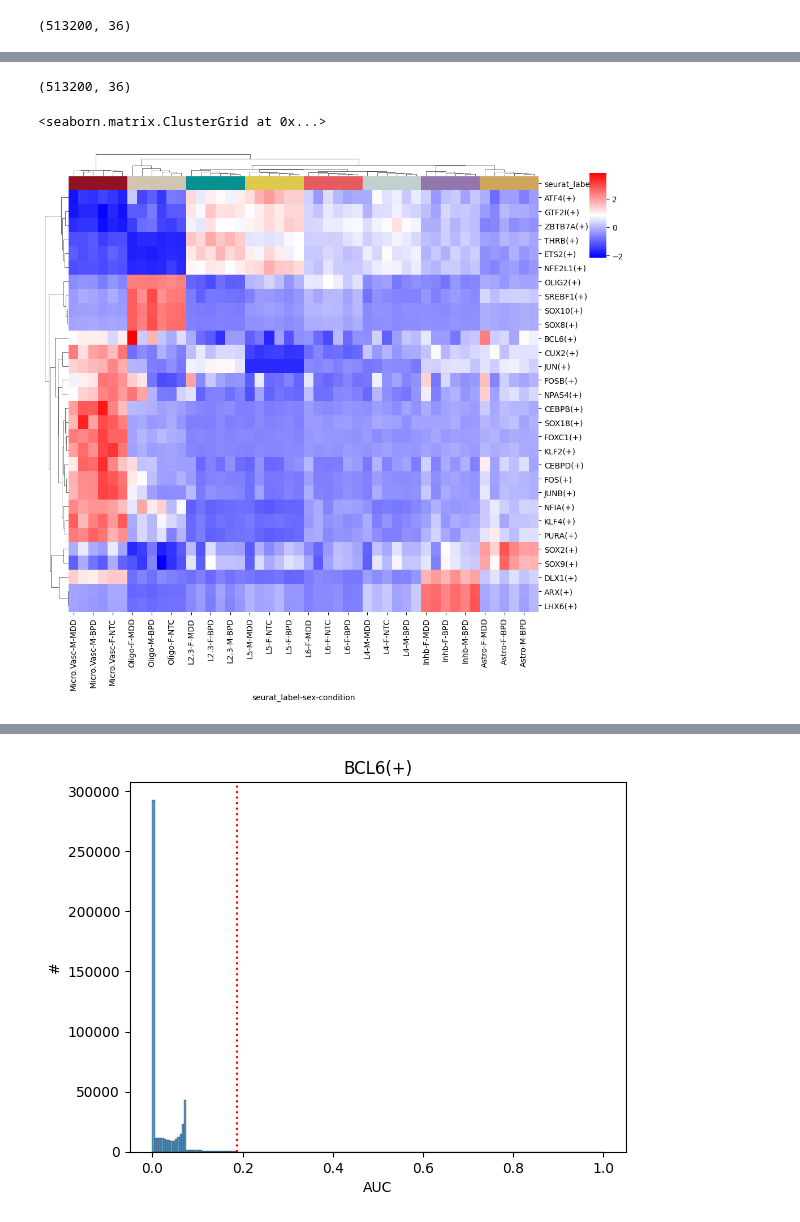
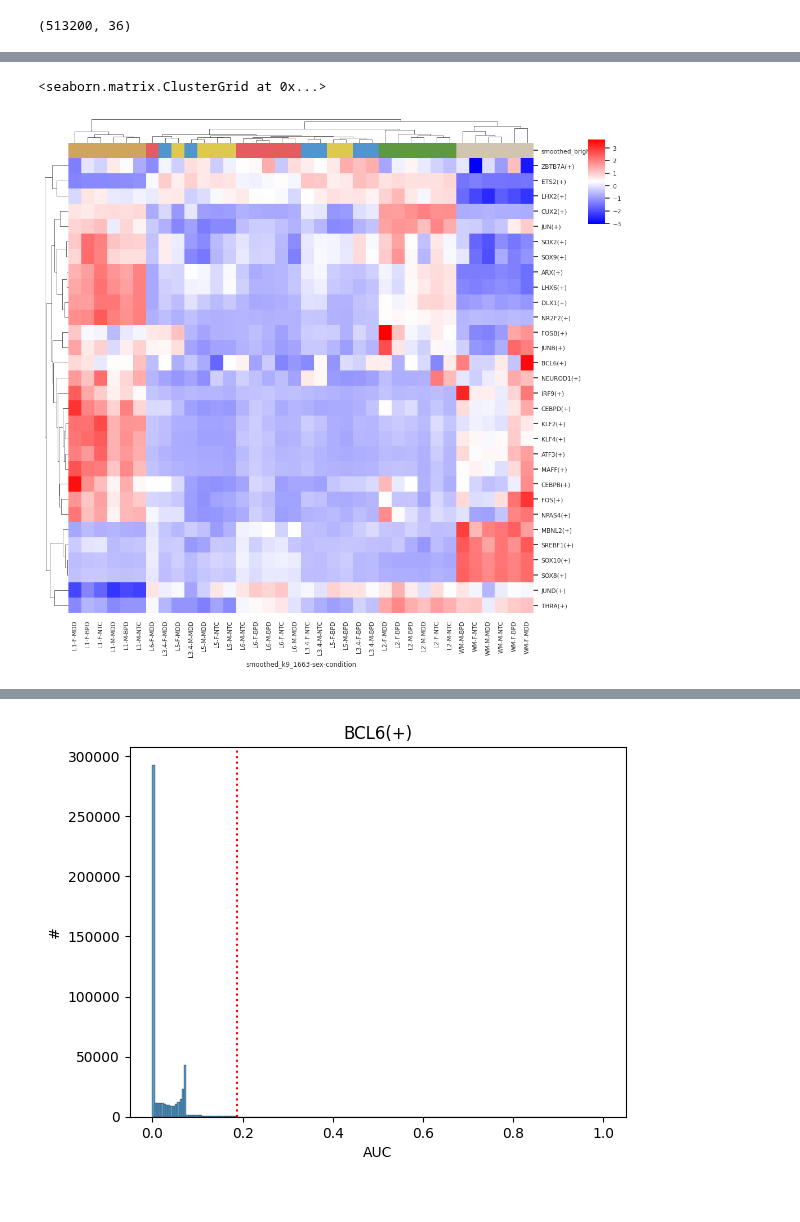
Before and after one commit to LieberInstitute/spatialDLPFC_mdd_bpd, a Jupyter notebook: code/09_SCENIC/07_explore-AUCell-regulons.ipynb, the cells around one changed output, grey strips where cells are left out. Cells and saved outputs as stored; diff of their text form; code cells hidden in the pictures.

```diff
--- a/code/09_SCENIC/07_explore-AUCell-regulons.ipynb
+++ b/code/09_SCENIC/07_explore-AUCell-regulons.ipynb
@@ -111,19 +126,15 @@ auc_scale = auc_all / auc_all.max(axis=0)
-# %%
-joined_scale = pd.concat([auc_scale, cell_all], axis=1)
-joined_scale.shape
-# %% [output]
-(513200, 36)
-# %%
-df_scores = joined_scale[list(auc_scale.select_dtypes('number').columns)+['seurat_label','sex','condition']]
-df_means = df_scores.groupby(by=['seurat_label','sex','condition']).mean()
-
-colors_df = pd.DataFrame(index=df_means.index)
-colors_df['seurat_label'] = [x[0] for x in df_means.index]
-row_colors = colors_df['seurat_label'].map(transfer_bright)
-
-sns.clustermap(df_means.T, z_score='row', col_colors=row_colors, dendrogram_ratio=.05,
-               cmap='bwr',
-              cbar_pos=(0.98, 0.8, 0.03, 0.15))
-# %% [output]
-<seaborn.matrix.ClusterGrid at 0x...>
-[figure, removed]
+# %%
+df_scores = joined_all[list(auc_all.select_dtypes('number').columns)+['smoothed_k9_1663','sex','condition']]
+df_scores = df_scores.loc[-df_scores['smoothed_k9_1663'].isin(['Vasc','GABA'])]
+df_means = df_scores.groupby(by=['smoothed_k9_1663','sex','condition']).mean()
+
+colors_df = pd.DataFrame(index=df_means.index)
+colors_df['smoothed_bright'] = [x[0] for x in df_means.index]
+row_colors = colors_df['smoothed_bright'].map(smoothed_bright)
+
+sns.clustermap(df_means.T, z_score='row', col_colors=row_colors, dendrogram_ratio=.05,
+               cmap='bwr',
+              cbar_pos=(0.98, 0.8, 0.03, 0.15))
+# %% [output]
+<seaborn.matrix.ClusterGrid at 0x...>
+[figure, added]
```
Also changed, not shown: parts of 24 cells of this notebook, 2 other files.
